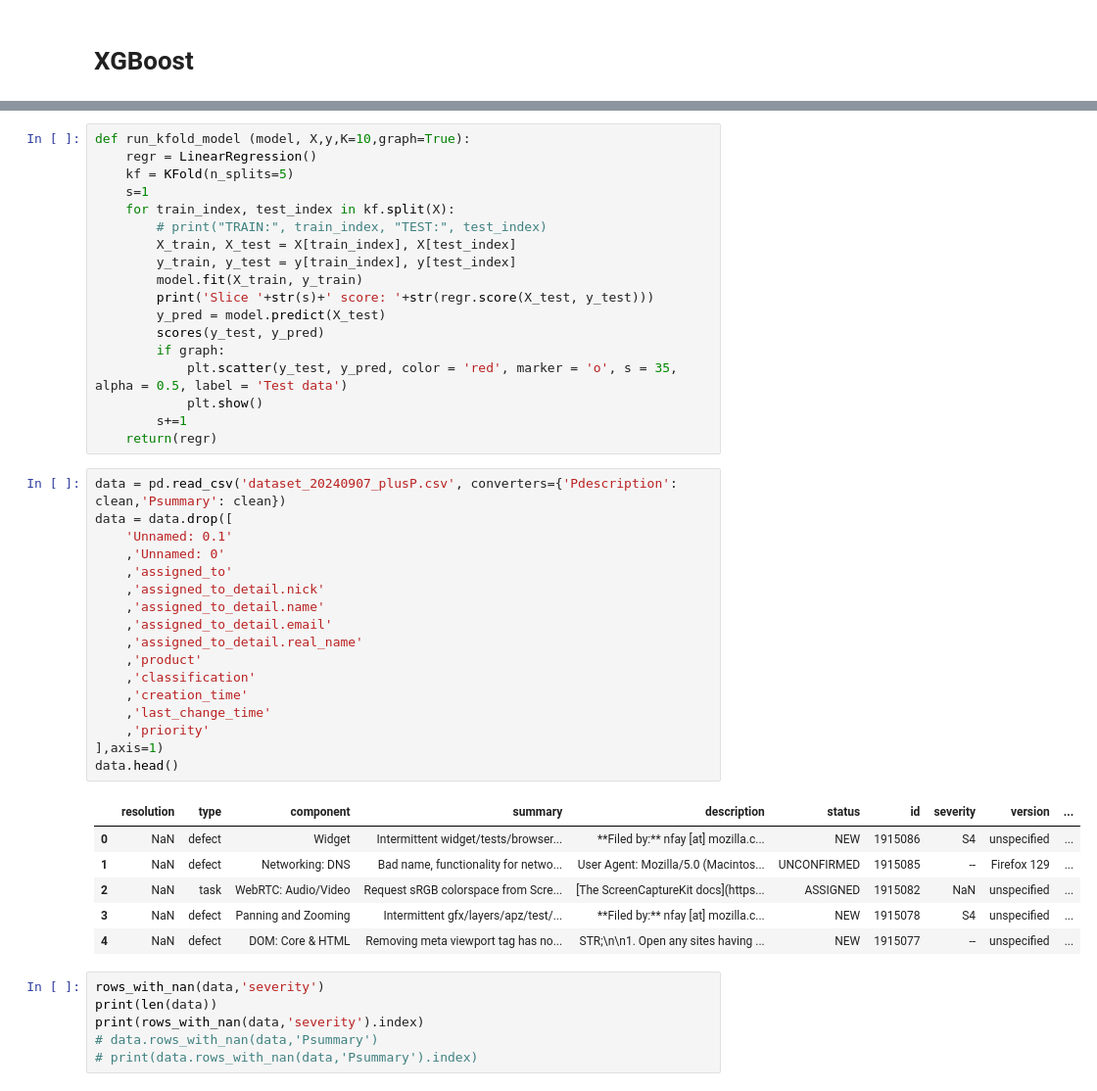
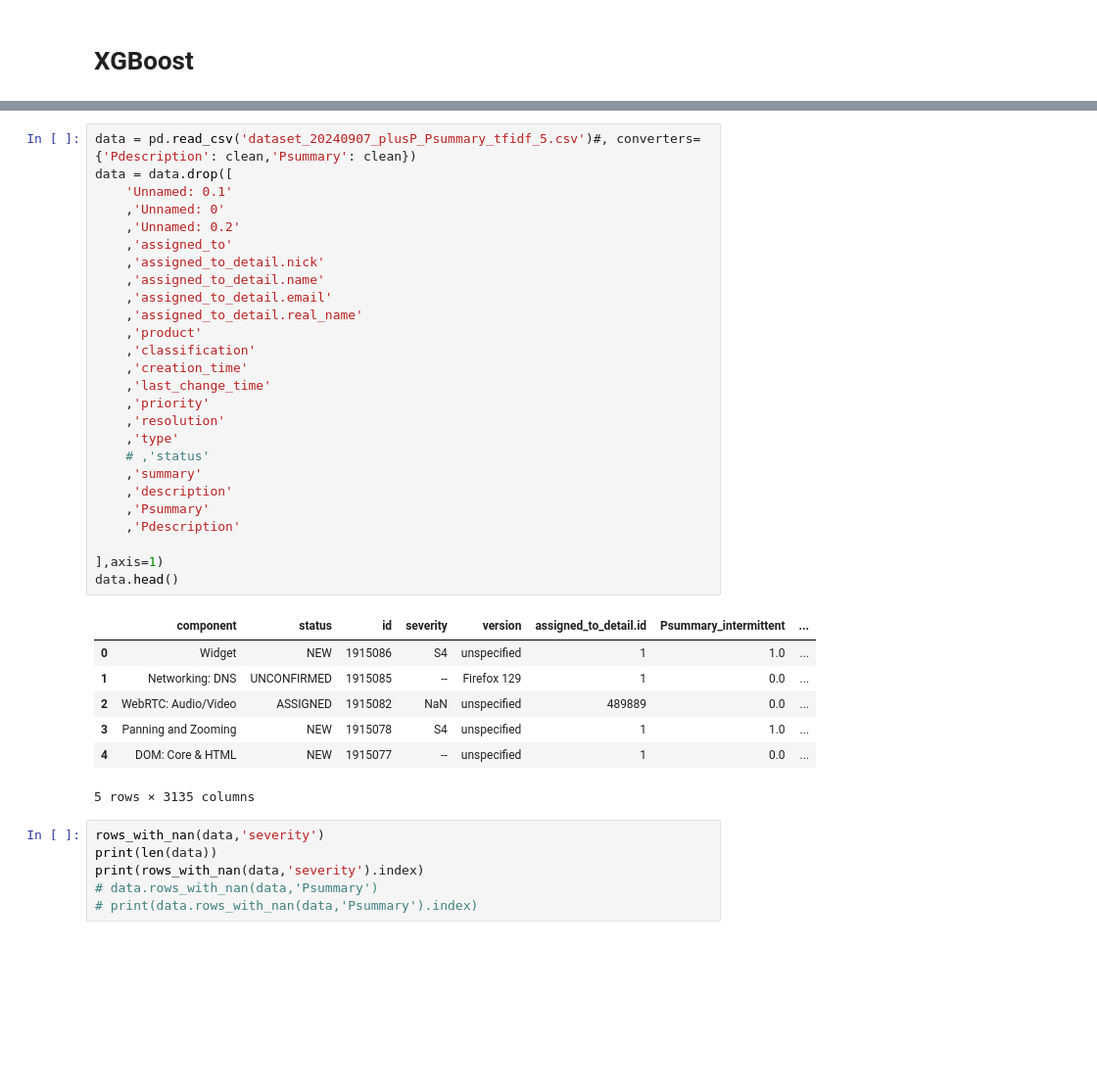
Before and after one commit to jonathano88/Data, a Jupyter notebook: analysis.ipynb, the cells around one changed output, grey strips where cells are left out. Shown at 98% size. Saved outputs shown, nothing was run; the diff lists cells and outputs as text; blank space fills up the shorter version.

```diff
--- a/analysis.ipynb
+++ b/analysis.ipynb
@@ -769,45 +770,37 @@ def scores(y_test, y_pred):
-# %%
-def run_kfold_model (model, X,y,K=10,graph=True):
-    regr = LinearRegression()
-    kf = KFold(n_splits=5)
-    s=1
-    for train_index, test_index in kf.split(X):
-        # print("TRAIN:", train_index, "TEST:", test_index)
-        X_train, X_test = X[train_index], X[test_index]
-        y_train, y_test = y[train_index], y[test_index]
-        model.fit(X_train, y_train)
-        print('Slice '+str(s)+' score: '+str(regr.score(X_test, y_test)))
-        y_pred = model.predict(X_test)
-        scores(y_test, y_pred)
-        if graph:
-            plt.scatter(y_test, y_pred, color = 'red', marker = 'o', s = 35, alpha = 0.5, label = 'Test data')
-            plt.show()
-        s+=1
-    return(regr)
 # %%
-data = pd.read_csv('dataset_20240907_plusP.csv', converters={'Pdescription': clean,'Psummary': clean})
+data = pd.read_csv('dataset_20240907_plusP_Psummary_tfidf_5.csv')#, converters={'Pdescription': clean,'Psummary': clean})
 data = data.drop([
     'Unnamed: 0.1'
     ,'Unnamed: 0'
+    ,'Unnamed: 0.2'
     ,'assigned_to'
     ,'assigned_to_detail.nick'
     ,'assigned_to_detail.name'
     ,'assigned_to_detail.email'
     ,'assigned_to_detail.real_name'
     ,'product'
     ,'classification'
     ,'creation_time'
     ,'last_change_time'
     ,'priority'
+    ,'resolution'
+    ,'type'
+    # ,'status'
+    ,'summary'
+    ,'description'
+    ,'Psummary'
+    ,'Pdescription'
+
 ],axis=1)
 data.head()
 # %% [output]
-|  | resolution | type | component | summary | description | status | id | severity | version | ... |
-| 0 | NaN | defect | Widget | Intermittent widget/tests/browser... | **Filed by:** nfay [at] mozilla.c... | NEW | 1915086 | S4 | unspecified | ... |
-| 1 | NaN | defect | Networking: DNS | Bad name, functionality for netwo... | User Agent: Mozilla/5.0 (Macintos... | UNCONFIRMED | 1915085 | -- | Firefox 129 | ... |
-| 2 | NaN | task | WebRTC: Audio/Video | Request sRGB colorspace from Scre... | [The ScreenCaptureKit docs](https... | ASSIGNED | 1915082 | NaN | unspecified | ... |
-| 3 | NaN | defect | Panning and Zooming | Intermittent gfx/layers/apz/test/... | **Filed by:** nfay [at] mozilla.c... | NEW | 1915078 | S4 | unspecified | ... |
-| 4 | NaN | defect | DOM: Core & HTML | Removing meta viewport tag has no... | STR;\n\n1. Open any sites having ... | NEW | 1915077 | -- | unspecified | ... |
+|  | component | status | id | severity | version | assigned_to_detail.id | Psummary_intermittent | ... |
+| 0 | Widget | NEW | 1915086 | S4 | unspecified | 1 | 1.0 | ... |
+| 1 | Networking: DNS | UNCONFIRMED | 1915085 | -- | Firefox 129 | 1 | 0.0 | ... |
+| 2 | WebRTC: Audio/Video | ASSIGNED | 1915082 | NaN | unspecified | 489889 | 0.0 | ... |
+| 3 | Panning and Zooming | NEW | 1915078 | S4 | unspecified | 1 | 1.0 | ... |
+| 4 | DOM: Core & HTML | NEW | 1915077 | -- | unspecified | 1 | 0.0 | ... |
+5 rows × 3135 columns
 # %%
 rows_with_nan(data,'severity')
 print(len(data))
```
Also changed, not shown: parts of 8 cells of this notebook.
